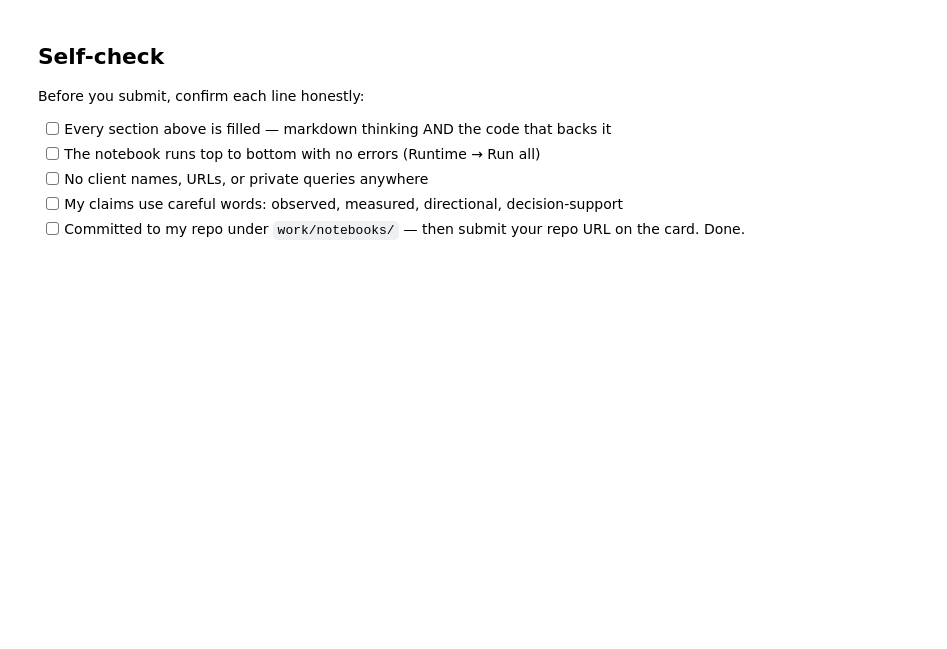
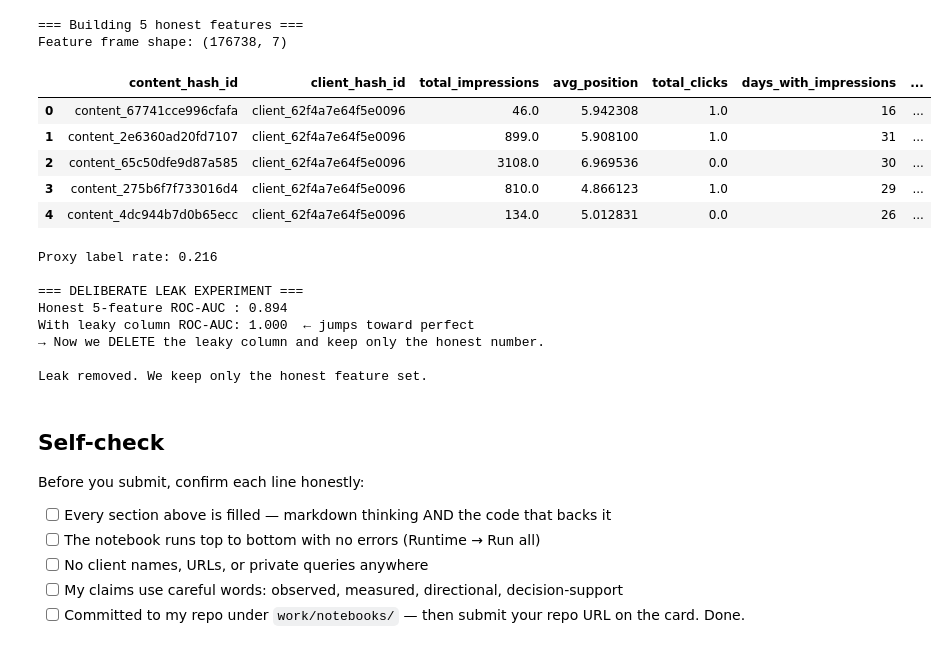
Before and after one commit to MuhammadOmerSiddiqui/myInternship, a Jupyter notebook: work/notebooks/w03_data_contract.ipynb, the cells around one changed output. Drawn from its saved outputs; the diff is of its cells as text; code cells hidden in the pictures; blank space fills up the shorter version.

```diff
--- a/work/notebooks/w03_data_contract.ipynb
+++ b/work/notebooks/w03_data_contract.ipynb
@@ -37,3 +174,77 @@ This skeleton is yours to fill. Work the sections **in order** — each one has
+# %%
+# This cell is for CODE (numbers, a query, a check).
+# Write your text answer in the cell ABOVE this one — typing sentences here breaks Run All.
+# ----- Build a 5-feature frame (content-level, March 2026) -----
+print("=== Building 5 honest features ===")
+
+features = con.sql(f"""
+SELECT
+    content_hash_id,
+    client_hash_id,
+    SUM(gsc_impressions) AS total_impressions,
+    AVG(gsc_avg_position) FILTER (WHERE gsc_avg_position > 0) AS avg_position,
+    SUM(gsc_clicks) AS total_clicks,
+    COUNT(DISTINCT report_date) FILTER (WHERE gsc_impressions > 0) AS days_with_impressions,
+    SUM(COALESCE(sessions_organic, 0) + COALESCE(sessions_direct, 0) +
+        COALESCE(sessions_referral, 0) + COALESCE(sessions_social, 0) +
+        COALESCE(sessions_paid, 0) + COALESCE(sessions_ai, 0)
+    ) FILTER (WHERE ga4_data_available IS TRUE) AS total_sessions
+FROM read_parquet('{rel}/fact_content_daily_performance/month=2026-03/**/*.parquet')
+GROUP BY 1, 2
+HAVING SUM(gsc_impressions) > 0
+""").df()
+
+print("Feature frame shape:", features.shape)
+display(features.head())
+
+# Simple proxy label for the trap demo
+features["proxy_label"] = (
+    (features["total_impressions"] > features["total_impressions"].median()) &
+    (features["avg_position"].fillna(999) > 10)
+).astype(int)
+
+print("\nProxy label rate:", round(features["proxy_label"].mean(), 3))
+
+# ----- THE TRAP: deliberately leak the label into a feature -----
+print("\n=== DELIBERATE LEAK EXPERIMENT ===")
+features_leaky = features.copy()
+features_leaky["leaky_feature"] = features_leaky["proxy_label"]   # THIS IS THE TRAP
+
+from sklearn.linear_model import LogisticRegression
+from sklearn.model_selection import cross_val_score
+
+X_honest = features[["total_impressions", "avg_position", "total_clicks",
+                     "days_with_impressions", "total_sessions"]].fillna(0)
+X_leaky  = features_leaky[["total_impressions", "avg_position", "total_clicks",
+                           "days_with_impressions", "total_sessions", "leaky_feature"]].fillna(0)
+y = features["proxy_label"]
+
+honest_score = cross_val_score(LogisticRegression(max_iter=500), X_honest, y, cv=3, scoring="roc_auc").mean()
+leaky_score  = cross_val_score(LogisticRegression(max_iter=500), X_leaky,  y, cv=3, scoring="roc_auc").mean()
+
+print(f"Honest 5-feature ROC-AUC : {honest_score:.3f}")
+print(f"With leaky column ROC-AUC: {leaky_score:.3f}  ← jumps toward perfect")
+print("→ Now we DELETE the leaky column and keep only the honest number.")
+
+del features_leaky
+print("\nLeak removed. We keep only the honest feature set.")
+# %% [output]
+=== Building 5 honest features ===
+Feature frame shape: (176738, 7)
+|  | content_hash_id | client_hash_id | total_impressions | avg_position | total_clicks | days_with_impressions | ... |
+| 0 | content_67741cce996cfafa | client_62f4a7e64f5e0096 | 46.0 | 5.942308 | 1.0 | 16 | ... |
+| 1 | content_2e6360ad20fd7107 | client_62f4a7e64f5e0096 | 899.0 | 5.908100 | 1.0 | 31 | ... |
+| 2 | content_65c50dfe9d87a585 | client_62f4a7e64f5e0096 | 3108.0 | 6.969536 | 0.0 | 30 | ... |
+| 3 | content_275b6f7f733016d4 | client_62f4a7e64f5e0096 | 810.0 | 4.866123 | 1.0 | 29 | ... |
+| 4 | content_4dc944b7d0b65ecc | client_62f4a7e64f5e0096 | 134.0 | 5.012831 | 0.0 | 26 | ... |
+Proxy label rate: 0.216
+
+=== DELIBERATE LEAK EXPERIMENT ===
+Honest 5-feature ROC-AUC : 0.894
+With leaky column ROC-AUC: 1.000  ← jumps toward perfect
+→ Now we DELETE the leaky column and keep only the honest number.
+
+Leak removed. We keep only the honest feature set.
 # %% [markdown]
 ## Self-check
 
```
Also changed, not shown: parts of 11 cells of this notebook.
